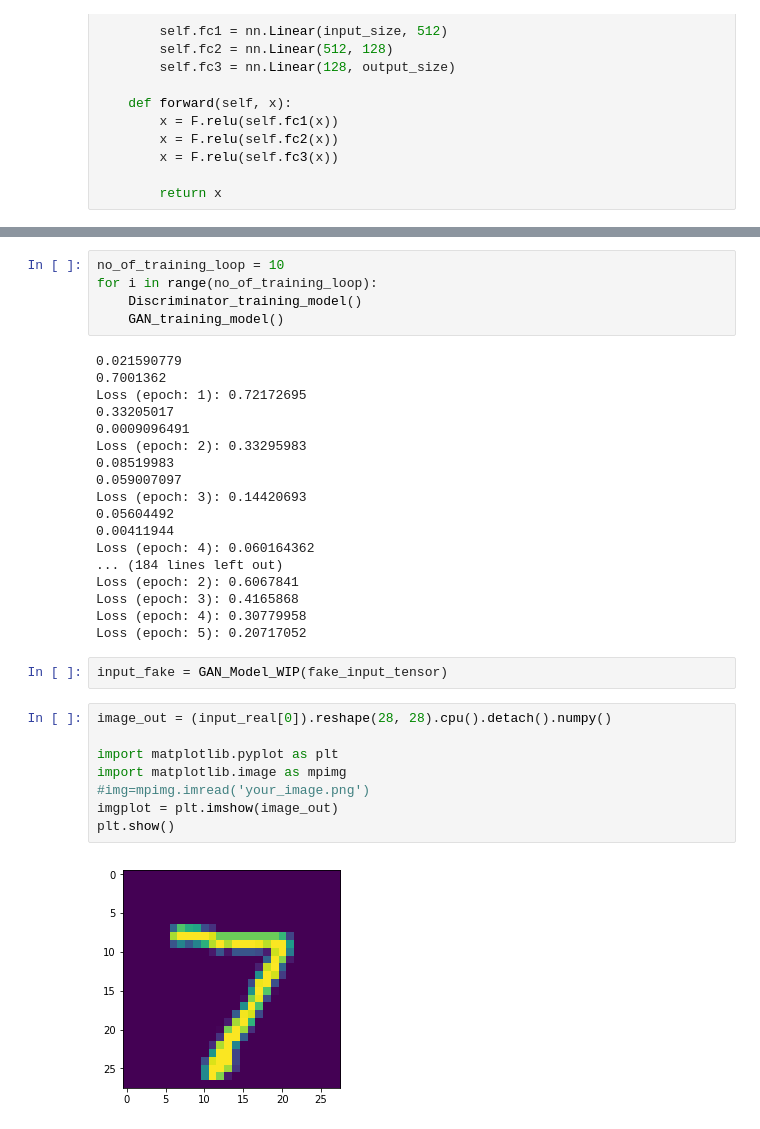
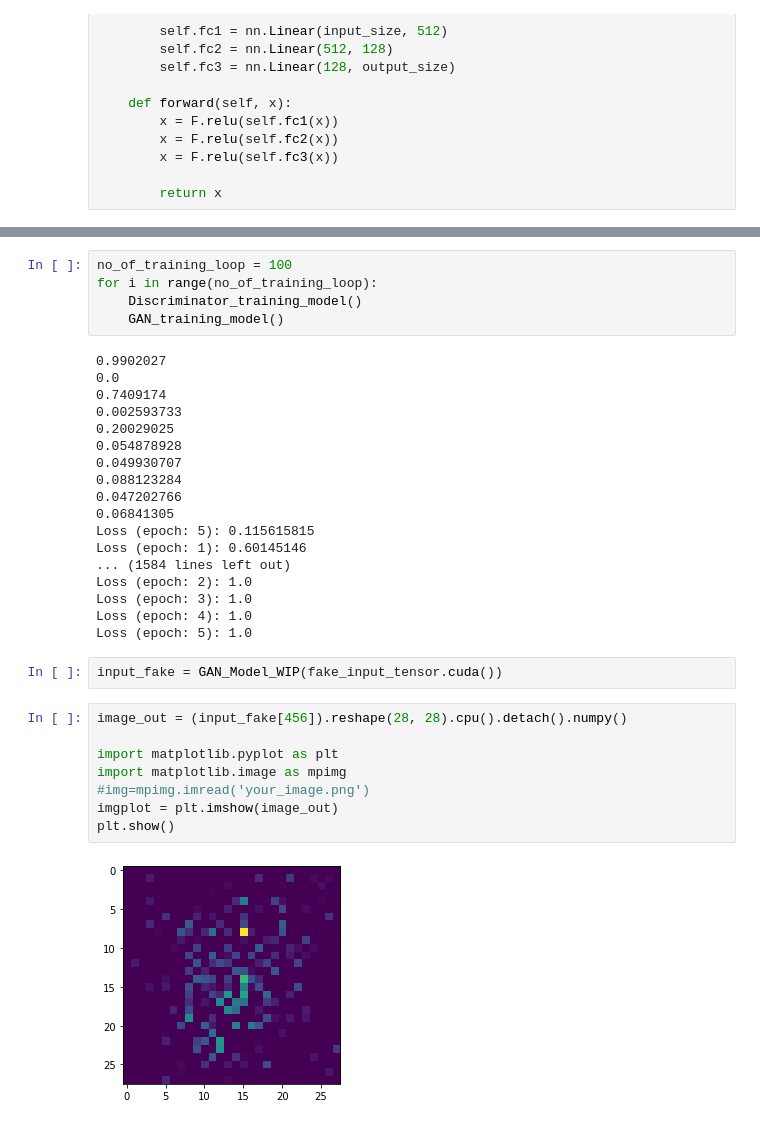
Before and after one commit to MagicSHX/GAN_hands_on_practice, a Jupyter notebook: GAN_model.ipynb, the cells around one changed output, grey strips where cells are left out. Saved outputs shown, nothing was run; the diff lists cells and outputs as text.

Commit message:
swap into cuda

```diff
--- a/GAN_model.ipynb
+++ b/GAN_model.ipynb
@@ -168,40 +181,40 @@ def GAN_training_model():
 
     torch.save({'state_dict': GAN_Model_WIP.state_dict(),'optimizer': optimizer_GAN.state_dict()}, GAN_model_file_path)
 # %%
-no_of_training_loop = 10
+no_of_training_loop = 100
 for i in range(no_of_training_loop):
     Discriminator_training_model()
     GAN_training_model()
 # %% [output]
-0.021590779
-0.7001362
-Loss (epoch: 1): 0.72172695
-0.33205017
-0.0009096491
-Loss (epoch: 2): 0.33295983
-0.08519983
-0.059007097
-Loss (epoch: 3): 0.14420693
-0.05604492
-0.00411944
-Loss (epoch: 4): 0.060164362
-... (184 lines left out)
-Loss (epoch: 2): 0.6067841
-Loss (epoch: 3): 0.4165868
-Loss (epoch: 4): 0.30779958
-Loss (epoch: 5): 0.20717052
+0.9902027
+0.0
+0.7409174
+0.002593733
+0.20029025
+0.054878928
+0.049930707
+0.088123284
+0.047202766
+0.06841305
+Loss (epoch: 5): 0.115615815
+Loss (epoch: 1): 0.60145146
+... (1584 lines left out)
+Loss (epoch: 2): 1.0
+Loss (epoch: 3): 1.0
+Loss (epoch: 4): 1.0
+Loss (epoch: 5): 1.0
 # %%
-input_fake = GAN_Model_WIP(fake_input_tensor)
+input_fake = GAN_Model_WIP(fake_input_tensor.cuda())
 # %%
-image_out = (input_real[0]).reshape(28, 28).cpu().detach().numpy()
+image_out = (input_fake[456]).reshape(28, 28).cpu().detach().numpy()
 
 import matplotlib.pyplot as plt
 import matplotlib.image as mpimg
 #img=mpimg.imread('your_image.png')
 imgplot = plt.imshow(image_out)
 plt.show()
 # %% [output]
-[figure, old version]
+[figure, new version]
 # %%
 (input_fake[1] ==input_fake[220])
 input_fake[1]
```
Also changed, not shown: parts of 4 cells of this notebook, 2 other files.
